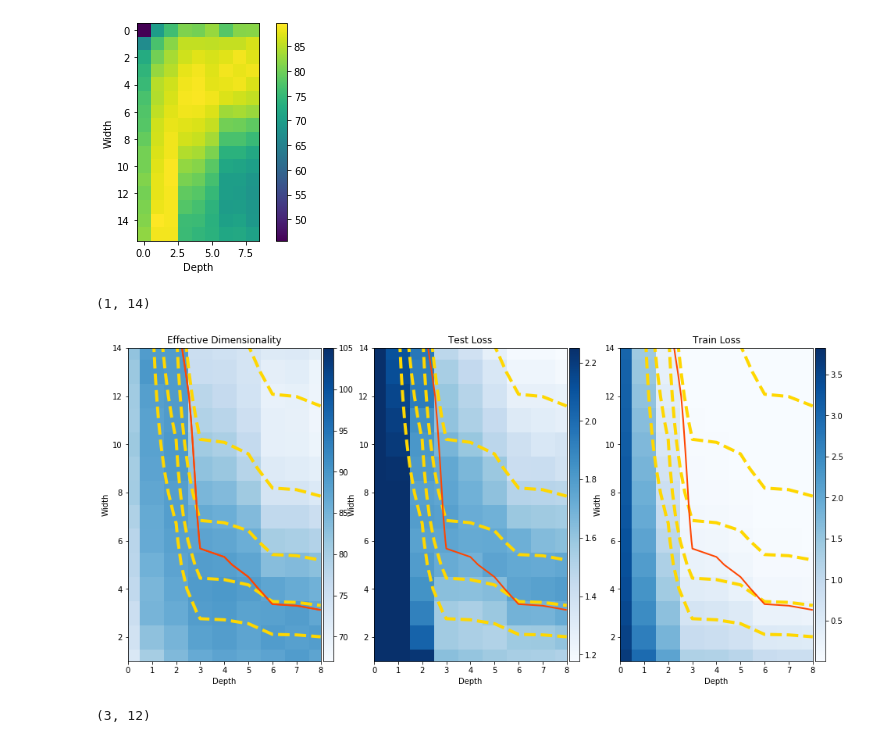
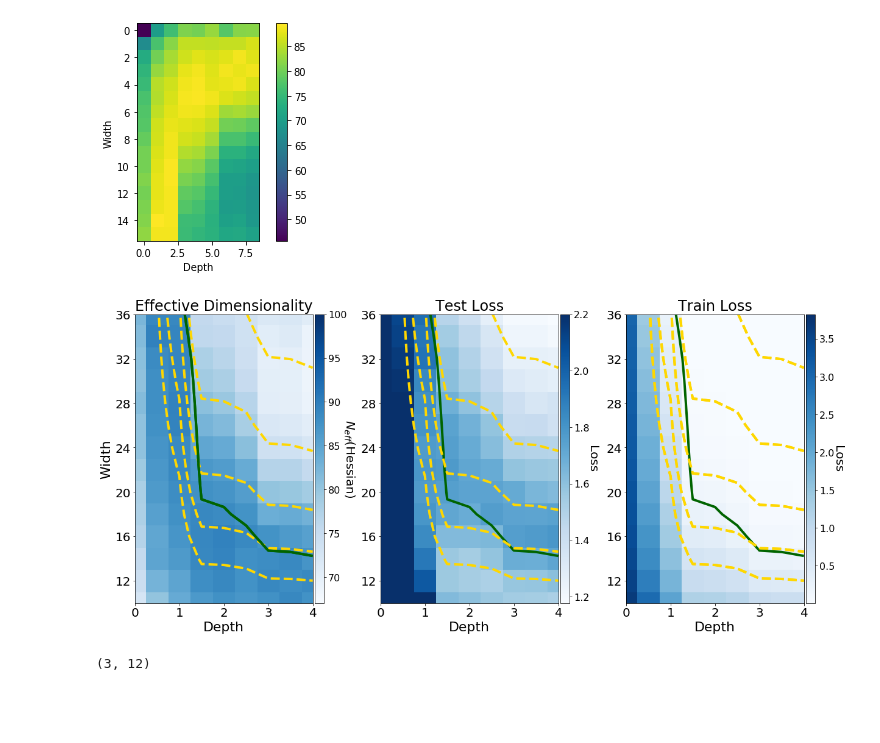
Before and after one commit to g-benton/hessian-eff-dim, a Jupyter notebook: notebooks/cifar100_width_depth_plotting.ipynb, the cells around one changed output. Saved outputs shown, nothing was run; the diff lists cells and outputs as text; code cells hidden in the pictures; blank space fills up the shorter version.

Commit message:
updating plot for width-depth exp

```diff
--- a/notebooks/cifar100_width_depth_plotting.ipynb
+++ b/notebooks/cifar100_width_depth_plotting.ipynb
@@ -59,7 +59,7 @@ ynew = f2(xnew)
 # %%
 def plot_cutoff_curve(ax):
     ax.contour(losses[0, width_cut:, depth_cut:], levels=[0.2],
-              linewidths=2., colors='orangered')
+              linewidths=4., colors='darkgreen')
 #     ax.plot(xnew, ynew, linewidth=2., color="orangered")
 #     ax.scatter(x, y, color="gold")
 # %%
@@ -69,60 +69,80 @@ def plot_par_contours(ax):
 # %%
 from mpl_toolkits.axes_grid1 import make_axes_locatable, axes_size
 
-fig, (ax1, ax2, ax3) = plt.subplots(ncols=3, figsize=(16, 10))
-
+fig, (ax1, ax2, ax3) = plt.subplots(ncols=3, figsize=(20, 14))
+plt.subplots_adjust(wspace=0.3)
 width_cut = 1
 depth_cut = 0
 colormap = "Blues"
+title_fs = 24
+tick_fs = 16
+axis_fs = 20
+ax_fs = 22
 
-p1 = ax1.imshow(eff_dim[width_cut:, depth_cut:], cmap=colormap, vmax=105)
+p1 = ax1.imshow(eff_dim[width_cut:, depth_cut:], cmap=colormap, vmax=100)
 plot_cutoff_curve(ax1)
 plot_par_contours(ax1)
 divider = make_axes_locatable(ax1)
 cax = divider.append_axes("right", size="5%", pad=0.05)
-fig.colorbar(p1, cax=cax)
+cbar = fig.colorbar(p1, cax=cax)
+cbar.ax.tick_params(labelsize=tick_fs)
+cbar.set_label(r'$N_{eff}$(Hessian)', rotation=270, fontsize=axis_fs, labelpad=15)
 plot_cutoff_curve(ax1)
 ax1.set_xlim(depth_cut, 8-depth_cut)
 ax1.set_ylim(width_cut, 15-width_cut)
 
 
-ax1.set_xlabel('Depth')
-ax1.set_ylabel('Width')
-ax1.set_title('Effective Dimensionality')
+ax1.set_xlabel('Depth', fontsize=ax_fs)
+ax1.set_ylabel('Width', fontsize=ax_fs)
+ax1.set_title('Effective Dimensionality', fontsize=title_fs)
+ax1.tick_params(axis="both", labelsize=axis_fs)
+ax1.set_xticklabels([str(i) for i in range(9)][depth_cut:])
+ax1.set_yticklabels([str(i) for i in range(4,68,4)][width_cut:])
 
 ## test loss ##
-p2 = ax2.imshow(losses[2,width_cut:, depth_cut:], cmap=colormap, vmax=2.25)
+p2 = ax2.imshow(losses[2,width_cut:, depth_cut:], cmap=colormap, vmax=2.2)
 plot_cutoff_curve(ax2)
 plot_par_contours(ax2)
 divider2 = make_axes_locatable(ax2)
 cax2 = divider2.append_axes("right", size="5%", pad=0.05)
-fig.colorbar(p2, cax=cax2)
+cbar = fig.colorbar(p2, cax=cax2)
+cbar.ax.tick_params(labelsize=tick_fs)
+cbar.set_label('Loss', rotation=270, fontsize=axis_fs, labelpad=15)
 
-ax2.set_xlabel('Depth')
-ax2.set_ylabel('Width')
-ax2.set_title('Test Loss')
+ax2.set_xlabel('Depth',  fontsize=ax_fs)
+# ax2.set_ylabel('Width')
+ax2.set_title('Test Loss', fontsize=title_fs)
+ax2.tick_params(axis="both", labelsize=axis_fs)
 ax2.set_xlim(depth_cut, 8-depth_cut)
 ax2.set_ylim(width_cut, 15-width_cut)
+ax2.set_xticklabels([str(i) for i in range(9)][depth_cut:])
+ax2.set_yticklabels([str(i) for i in range(4,68,4)][width_cut:])
+
 
 ## train loss ##
 p3 = ax3.imshow(losses[0,width_cut:, depth_cut:], cmap=colormap)
 ax3.contour(pars, levels=[100000, 200000, 400000, 800000, 1600000], colors="gold",
            linewidths=4., linestyles='--')
 
 divider3 = make_axes_locatable(ax3)
 cax3 = divider3.append_axes("right", size="5%", pad=0.05)
-plt.colorbar(p3, cax=cax3)
+cbar = plt.colorbar(p3, cax=cax3)
+cbar.ax.tick_params(labelsize=tick_fs)
+cbar.set_label('Loss', rotation=270, fontsize=axis_fs, labelpad=15)
 plot_cutoff_curve(ax3)
 plot_par_contours(ax3)
 
-ax3.set_xlabel('Depth')
-ax3.set_ylabel('Width')
-ax3.set_title('Train Loss')
+ax3.set_xlabel('Depth', fontsize=ax_fs)
+# ax3.set_ylabel('Width')
+ax3.set_title('Train Loss', fontsize=title_fs)
+ax3.tick_params(axis="both", labelsize=axis_fs)
 ax3.set_xlim(depth_cut, 8-depth_cut)
 ax3.set_ylim(width_cut, 15-width_cut)
+ax3.set_xticklabels([str(i) for i in range(9)][depth_cut:]);
+ax3.set_yticklabels([str(i) for i in range(4,68,4)][width_cut:]);
+plt.savefig("./width-depth-exp.pdf", bbox_inches="tight")
 # %% [output]
-(1, 14)
-[figure, old version]
+[figure, new version]
 # %%
 from mpl_toolkits.axes_grid1 import make_axes_locatable, axes_size
 
```
